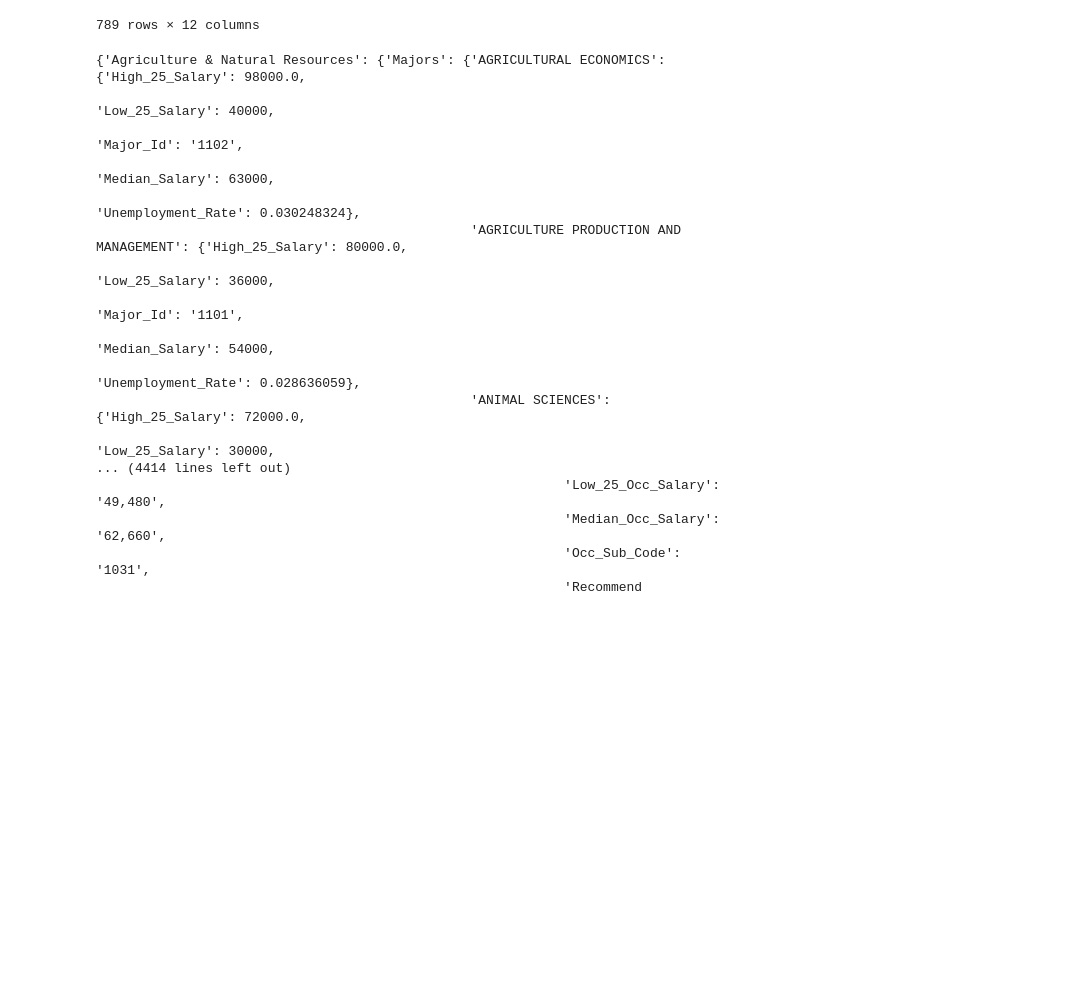
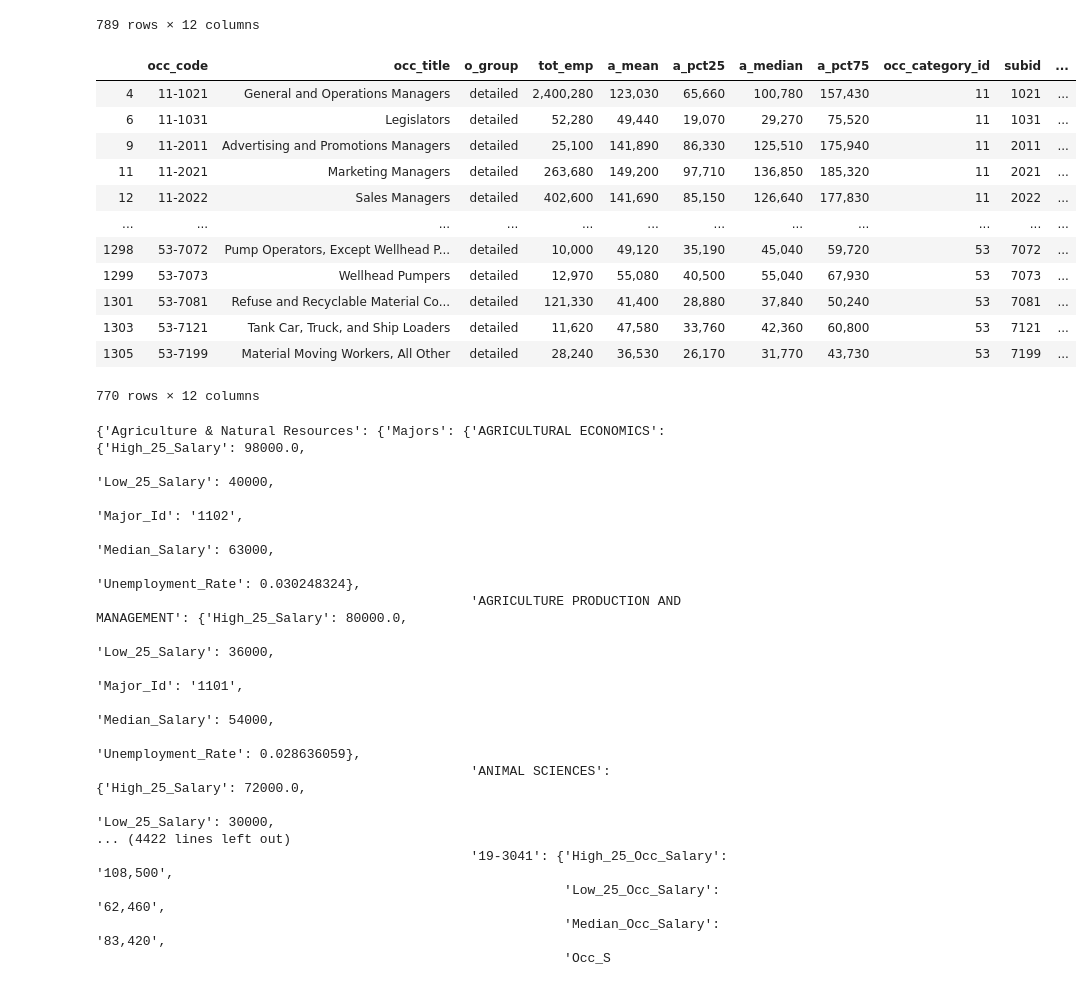
Before and after one commit to FortunED-Tellers/FortunED, a Jupyter notebook: app/static/data/raw/majors_cleanup.ipynb, the cells around one changed output. Saved outputs shown, nothing was run; the diff lists cells and outputs as text; code cells hidden in the pictures; blank space fills up the shorter version.

```diff
--- a/app/static/data/raw/majors_cleanup.ipynb
+++ b/app/static/data/raw/majors_cleanup.ipynb
@@ -227,6 +227,28 @@ occupations_df
 | 1303 | 53-7121 | Tank Car, Truck, and Ship Loaders | detailed | 11,620 | 47,580 | 33,760 | 42,360 | 60,800 | 53 | 7121 | ... |
 | 1305 | 53-7199 | Material Moving Workers, All Other | detailed | 28,240 | 36,530 | 26,170 | 31,770 | 43,730 | 53 | 7199 | ... |
 789 rows × 12 columns
+# %%
+occupations_df = occupations_df.loc[occupations_df['a_median']!="#"]
+occupations_df = occupations_df.loc[occupations_df['a_pct25']!="#"]
+occupations_df = occupations_df.loc[occupations_df['a_pct75']!="#"]
+occupations_df = occupations_df.loc[occupations_df['a_median']!="*"]
+occupations_df = occupations_df.loc[occupations_df['a_pct75']!="*"]
+occupations_df = occupations_df.loc[occupations_df['a_pct25']!="*"]
+occupations_df
+# %% [output]
+|  | occ_code | occ_title | o_group | tot_emp | a_mean | a_pct25 | a_median | a_pct75 | occ_category_id | subid | ... |
+| 4 | 11-1021 | General and Operations Managers | detailed | 2,400,280 | 123,030 | 65,660 | 100,780 | 157,430 | 11 | 1021 | ... |
+| 6 | 11-1031 | Legislators | detailed | 52,280 | 49,440 | 19,070 | 29,270 | 75,520 | 11 | 1031 | ... |
+| 9 | 11-2011 | Advertising and Promotions Managers | detailed | 25,100 | 141,890 | 86,330 | 125,510 | 175,940 | 11 | 2011 | ... |
+| 11 | 11-2021 | Marketing Managers | detailed | 263,680 | 149,200 | 97,710 | 136,850 | 185,320 | 11 | 2021 | ... |
+| 12 | 11-2022 | Sales Managers | detailed | 402,600 | 141,690 | 85,150 | 126,640 | 177,830 | 11 | 2022 | ... |
+| ... | ... | ... | ... | ... | ... | ... | ... | ... | ... | ... | ... |
+| 1298 | 53-7072 | Pump Operators, Except Wellhead P... | detailed | 10,000 | 49,120 | 35,190 | 45,040 | 59,720 | 53 | 7072 | ... |
+| 1299 | 53-7073 | Wellhead Pumpers | detailed | 12,970 | 55,080 | 40,500 | 55,040 | 67,930 | 53 | 7073 | ... |
+| 1301 | 53-7081 | Refuse and Recyclable Material Co... | detailed | 121,330 | 41,400 | 28,880 | 37,840 | 50,240 | 53 | 7081 | ... |
+| 1303 | 53-7121 | Tank Car, Truck, and Ship Loaders | detailed | 11,620 | 47,580 | 33,760 | 42,360 | 60,800 | 53 | 7121 | ... |
+| 1305 | 53-7199 | Material Moving Workers, All Other | detailed | 28,240 | 36,530 | 26,170 | 31,770 | 43,730 | 53 | 7199 | ... |
+770 rows × 12 columns
 # %%
 MajorCategoryArray = []
 for index,row in merged_df.iterrows():
@@ -282,8 +304,8 @@ pprint.pprint(mainDict)
                                                                                           'Unemployment_Rate': 0.028636059},
                                                 'ANIMAL SCIENCES': {'High_25_Salary': 72000.0,
                                                                     'Low_25_Salary': 30000,
-... (4414 lines left out)
-                                                            'Low_25_Occ_Salary': '49,480',
-                                                            'Median_Occ_Salary': '62,660',
-                                                            'Occ_Sub_Code': '1031',
-                                                            'Recommend
+... (4422 lines left out)
+                                                '19-3041': {'High_25_Occ_Salary': '108,500',
+                                                            'Low_25_Occ_Salary': '62,460',
+                                                            'Median_Occ_Salary': '83,420',
+                                                            'Occ_S
```
Also changed, not shown: parts of 1 cell of this notebook, 46 other files.
